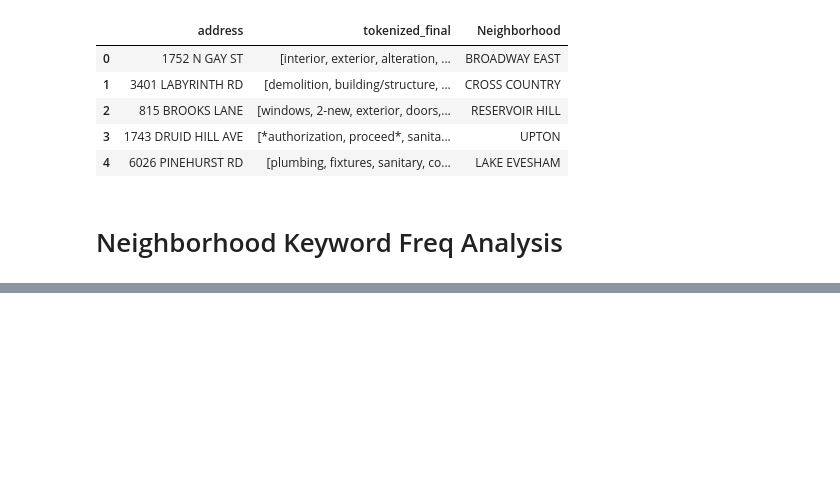
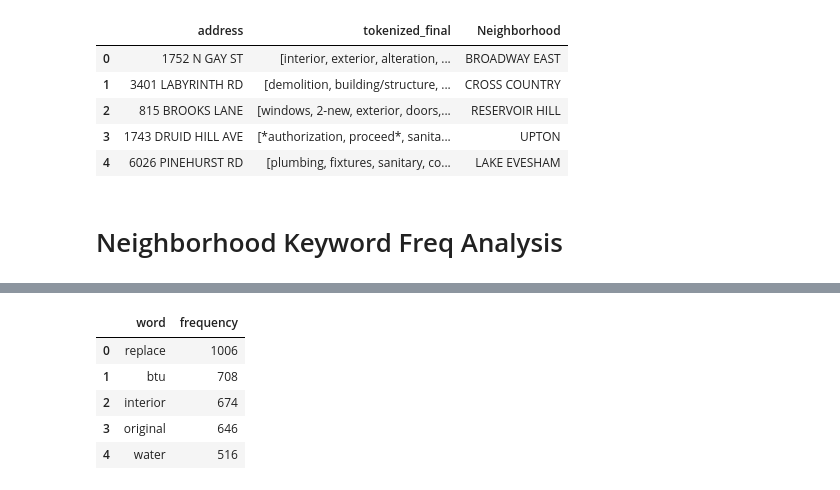
Before and after one commit to Gramir10/Construction-Permit-Text-Analysis, a Jupyter notebook: CPTA_project - Neighboorhood.ipynb, the cells around one changed output, grey strips where cells are left out. Cells and saved outputs as stored; diff of their text form; code cells hidden in the pictures; blank space fills up the shorter version.

```diff
--- a/CPTA_project - Neighboorhood.ipynb
+++ b/CPTA_project - Neighboorhood.ipynb
@@ -946,0 +910,19 @@ YALEHEIGHTS_df]
+# %%
+ALLENDALE = ['ALLENDALE']
+word_list_final_2 = []
+for sublist in description_list_final_2:
+    for word in sublist:
+        word_list_final_2.append(word)
+word_frequency_dict_final_2 = FreqDist(word_list_final_2)
+df_word_frequency_2 = pd.DataFrame(word_frequency_dict_final_2.items(),columns=['word','frequency'])
+df_word_frequency_2 = df_word_frequency_2.sort_values(by = 'frequency', ascending = False).reset_index()
+del df_word_frequency_2['index']
+frequency_sum_2 = df_word_frequency_2['frequency'].sum()
+df_word_frequency_2.head(5)
+# %% [output]
+|  | word | frequency |
+| 0 | replace | 1006 |
+| 1 | btu | 708 |
+| 2 | interior | 674 |
+| 3 | original | 646 |
+| 4 | water | 516 |
```
Also changed, not shown: parts of 17 cells of this notebook.
